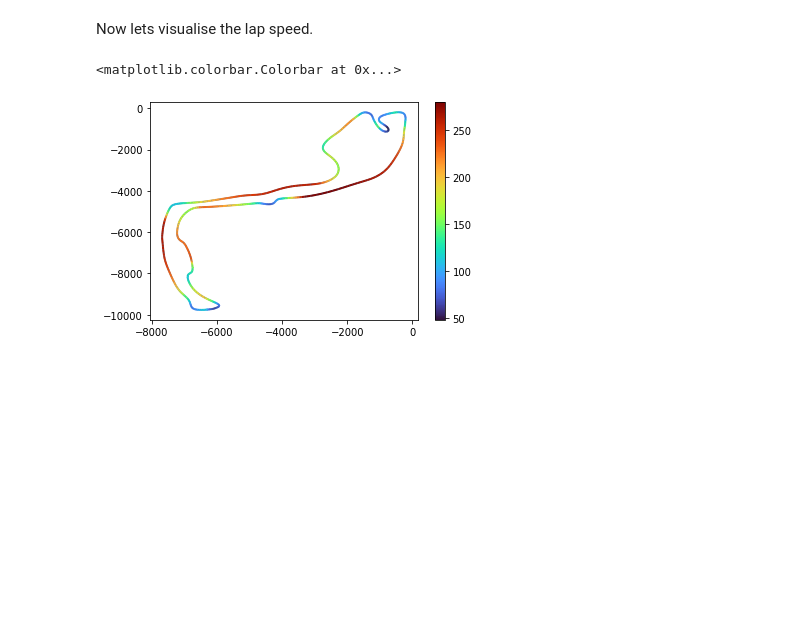
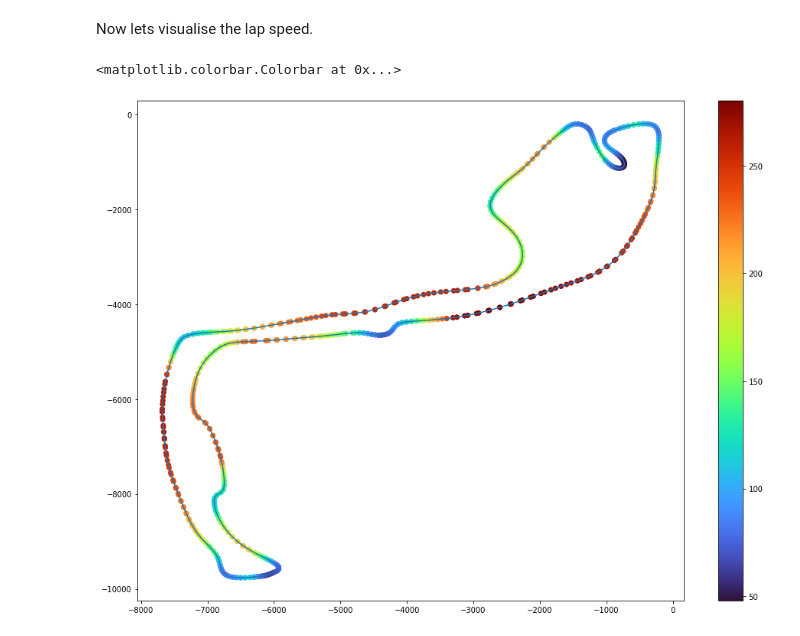
Before and after one commit to CiaranMcAndrew/f1ml, a Jupyter notebook: f1-analysis.ipynb, the cells around one changed output. Cells and saved outputs as stored; diff of their text form; code cells hidden in the pictures; blank space fills up the shorter version.

```diff
--- a/f1-analysis.ipynb
+++ b/f1-analysis.ipynb
@@ -86,26 +89,19 @@ Now lets visualise the lap speed.
 # %%
 import matplotlib.pyplot as plt
 from matplotlib.collections import LineCollection
 
 x = telemetry["X"]
 y = telemetry["Y"]
 v = telemetry["Speed"]
 
 points = np.array([x, y]).T.reshape(-1, 1, 2)
 segments = np.concatenate([points[:-1], points[1:]], axis=1)
 
-fig = plt.figure()
+fig = plt.figure(figsize=(16,12))
 ax = fig.add_subplot()
-ax.plot(x,y)
-
-# Create a continuous norm to map from data points to colors
-norm = plt.Normalize(v.min(), v.max())
-lc = LineCollection(segments, cmap='turbo', norm=norm)
-# Set the values used for colormapping
-lc.set_array(v)
-lc.set_linewidth(2)
-line = ax.add_collection(lc)
-fig.colorbar(line, ax=ax)
+line = ax.plot(x,y)
+sc = ax.scatter(x, y, c=v, cmap='turbo')
+fig.colorbar(sc, ax=ax)
 # %% [output]
 <matplotlib.colorbar.Colorbar at 0x...>
-[figure, old version]
+[figure, new version]
```
Also changed, not shown: parts of 3 cells of this notebook, 1 other file.
